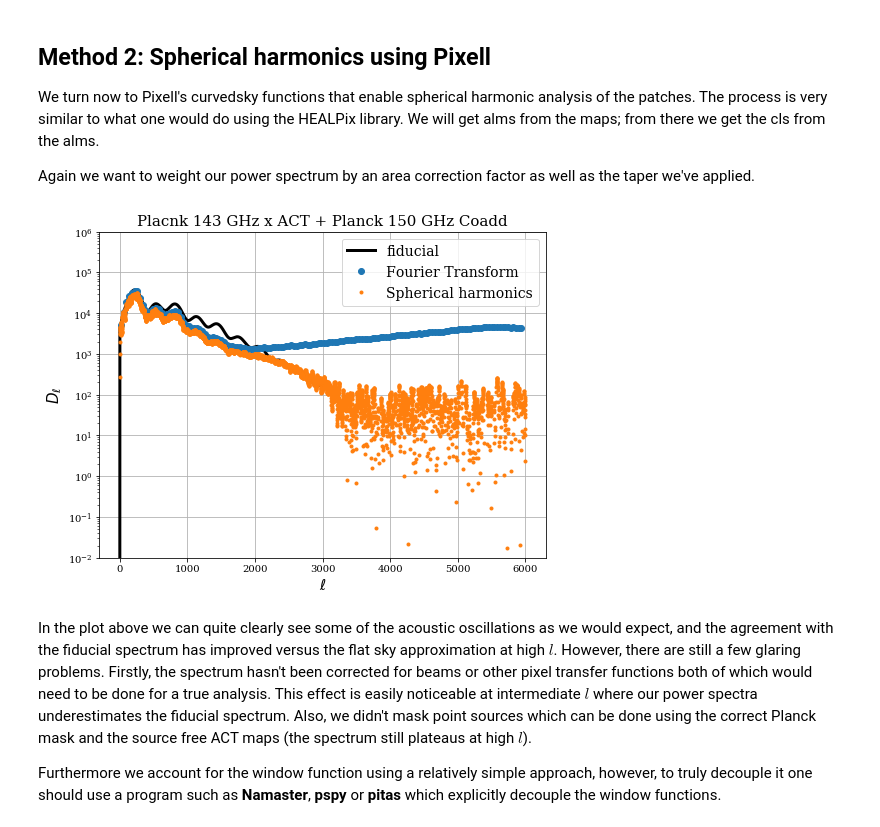
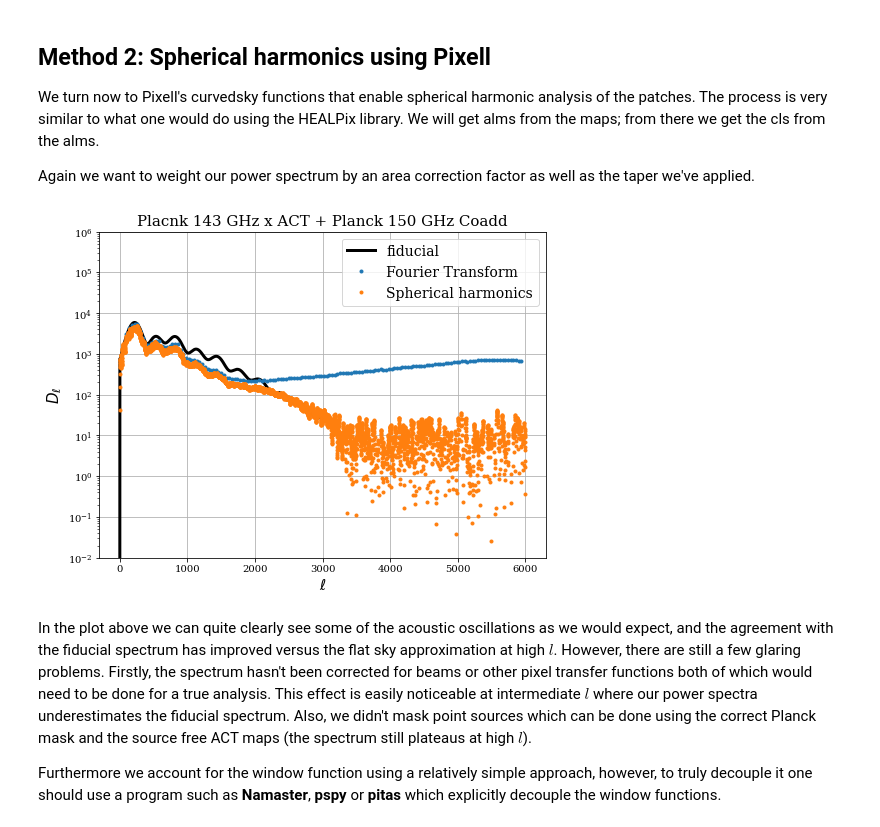
Before and after one commit to ACTCollaboration/DR4_DR5_Notebooks, a Jupyter notebook: Notebooks/Section_7_power_spectra_part_1.ipynb, the cells around one changed output. Saved outputs shown, nothing was run; the diff lists cells and outputs as text; code cells hidden in the pictures.

```diff
--- a/Notebooks/Section_7_power_spectra_part_1.ipynb
+++ b/Notebooks/Section_7_power_spectra_part_1.ipynb
@@ -104,7 +105,7 @@ One thing we note is that Pixell has a function that lets you call the 'modlmap'
 # %%
 # Fourier transform the map:
 kmap_act = enmap.fft(smap_act*taper, normalize = 'phys')
-kmap_planck = enmap.fft(smap_planck[0]*taper*1e6, normalize = 'phys')
+kmap_planck = enmap.fft(smap_planck[0]*taper, normalize = 'phys')
 
 # Get cross power
 cross_power = abs(kmap_act*np.conj(kmap_planck))
@@ -199,7 +200,7 @@ from pixell import curvedsky
 
 # First we get the alms
 alms_act = np.cdouble(curvedsky.map2alm(smap_act*taper, lmax = 6000))
-alms_planck = np.cdouble(curvedsky.map2alm(smap_planck*taper*1e6, lmax = 6000)[0])
+alms_planck = np.cdouble(curvedsky.map2alm(smap_planck*taper, lmax = 6000)[0])
 
 # Next step we get the cls using healpy
 cls = hp.alm2cl(alms_act, alms_planck)
@@ -212,24 +213,24 @@ ell = np.arange(len(cls))
 w2_new = enmap.area(smap_act.shape, smap_act.wcs)/4./np.pi
 
 # Now we combine these to get the Dls
-Dl = cls*ell**2 / w2_new
+Dl = cls*ell**2 /2/np.pi/ w2_new
 # %%
 # Now we can plot our power spectrum
 plt.figure(figsize = (8,6))
 plt.rc('font', family='serif')
 plt.grid(True)
-plt.plot(ls,cltt*ls**2.,lw=3,color='k', label = "fiducial")
-plt.plot(ell_b,ell_b**2*binned_cross_power,marker="o",ls="none", label = "Fourier Transform")
+plt.plot(ls,cltt*ls**2./2/np.pi,lw=3,color='k', label = "fiducial")
+plt.plot(ell_b,ell_b**2*binned_cross_power/2/np.pi,marker=".",ls="none", label = "Fourier Transform")
 plt.plot(ell, Dl, '.', label = "Spherical harmonics")
 plt.yscale('log')
 plt.xlabel('$\\ell$', fontsize = 15)
 plt.ylabel('$D_{\\ell}$', fontsize = 15)
 plt.title("Placnk 143 GHz x ACT + Planck 150 GHz Coadd", fontsize = 15)
 plt.ylim(.01 ,1e6)
 plt.legend(fontsize = 14)
 plt.show()
 # %% [output]
-[figure, old version]
+[figure, new version]
 # %% [markdown]
 In the plot above we can quite clearly see some of the acoustic oscillations as we would expect, and the agreement with the fiducial spectrum has improved versus the flat sky approximation at high $l$. However, there are still a few glaring problems.  Firstly, the spectrum  hasn't been corrected for beams or other pixel transfer functions both of which would need to be done for a true analysis.  This effect is easily noticeable at intermediate $l$ where our power spectra underestimates the fiducial spectrum. Also, we didn't mask point sources which can be done using the correct Planck mask and the source free ACT maps (the spectrum still plateaus at high $l$).
 
```
Also changed, not shown: parts of 3 cells of this notebook.
